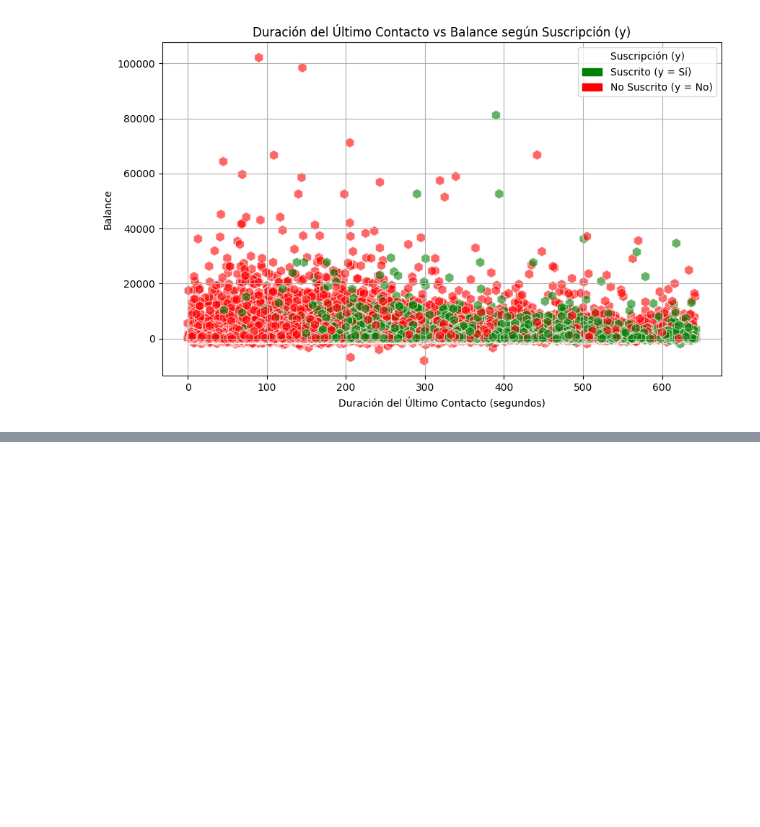
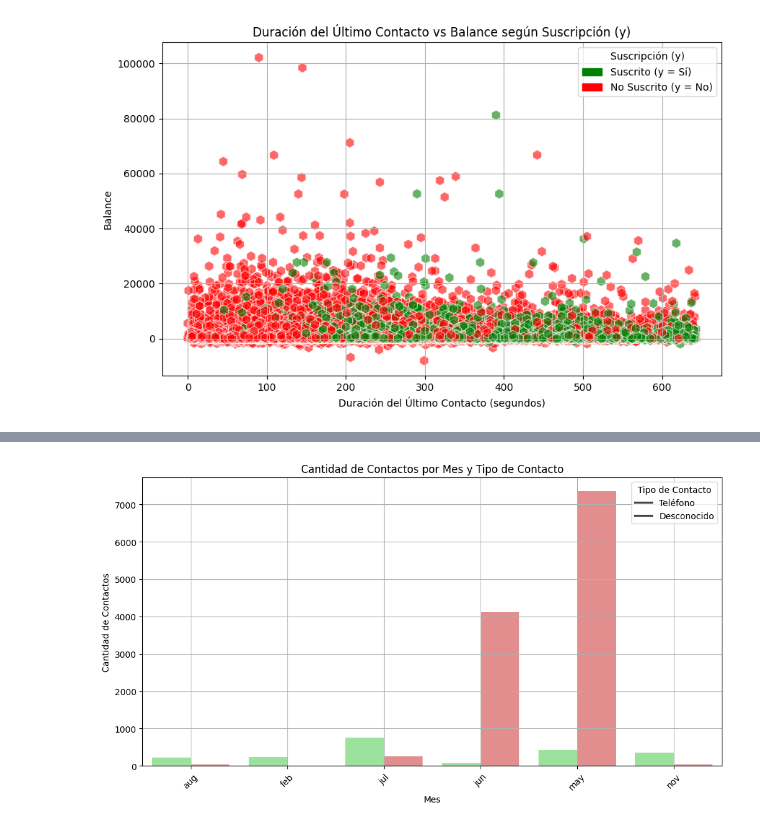
Before and after one commit to Marcocruz88/Repositorioproyecto2, a Jupyter notebook: Soporte 3.ipynb, the cells around one changed output, grey strips where cells are left out. Saved outputs shown, nothing was run; the diff lists cells and outputs as text; code cells hidden in the pictures; blank space fills up the shorter version.

```diff
--- a/Soporte 3.ipynb
+++ b/Soporte 3.ipynb
@@ -155,0 +215,36 @@ plt.show()
+# %%
+import matplotlib.pyplot as plt
+import seaborn as sns
+import pandas as pd
+
+# Cargar el archivo proporcionado
+df = pd.read_csv("banklimpio.csv")
+
+# Definir las columnas de meses
+months = ['month_aug', 'month_feb', 'month_jul', 'month_jun',
+          'month_may', 'month_nov']
+
+# Crear un nuevo DataFrame para contar los contactos por mes y tipo de contacto
+contact_counts = []
+
+for month in months:
+    for contact_type in ['contact_telephone', 'contact_unknown']:
+        count = df[(df[month] == 1) & (df[contact_type] == 1)].shape[0]
+        contact_counts.append({'month': month.split('_')[1], 'contact': contact_type.split('_')[1], 'count': count})
+
+# Convertir a DataFrame
+contact_counts_df = pd.DataFrame(contact_counts)
+
+# Generar el gráfico de barras
+plt.figure(figsize=(12, 6))
+sns.barplot(data=contact_counts_df, x='month', y='count', hue='contact', palette={'telephone': 'lightgreen', 'unknown': 'lightcoral'})
+plt.xlabel("Mes")
+plt.ylabel("Cantidad de Contactos")
+plt.title("Cantidad de Contactos por Mes y Tipo de Contacto")
+plt.xticks(rotation=45)  # Rotar etiquetas del eje x para mejor visibilidad
+plt.legend(title="Tipo de Contacto", labels=["Teléfono", "Desconocido"])
+
+plt.grid(True)  # Activar cuadrícula
+plt.show()
+# %% [output]
+[figure, added]
```
Also changed, not shown: parts of 4 cells of this notebook.
